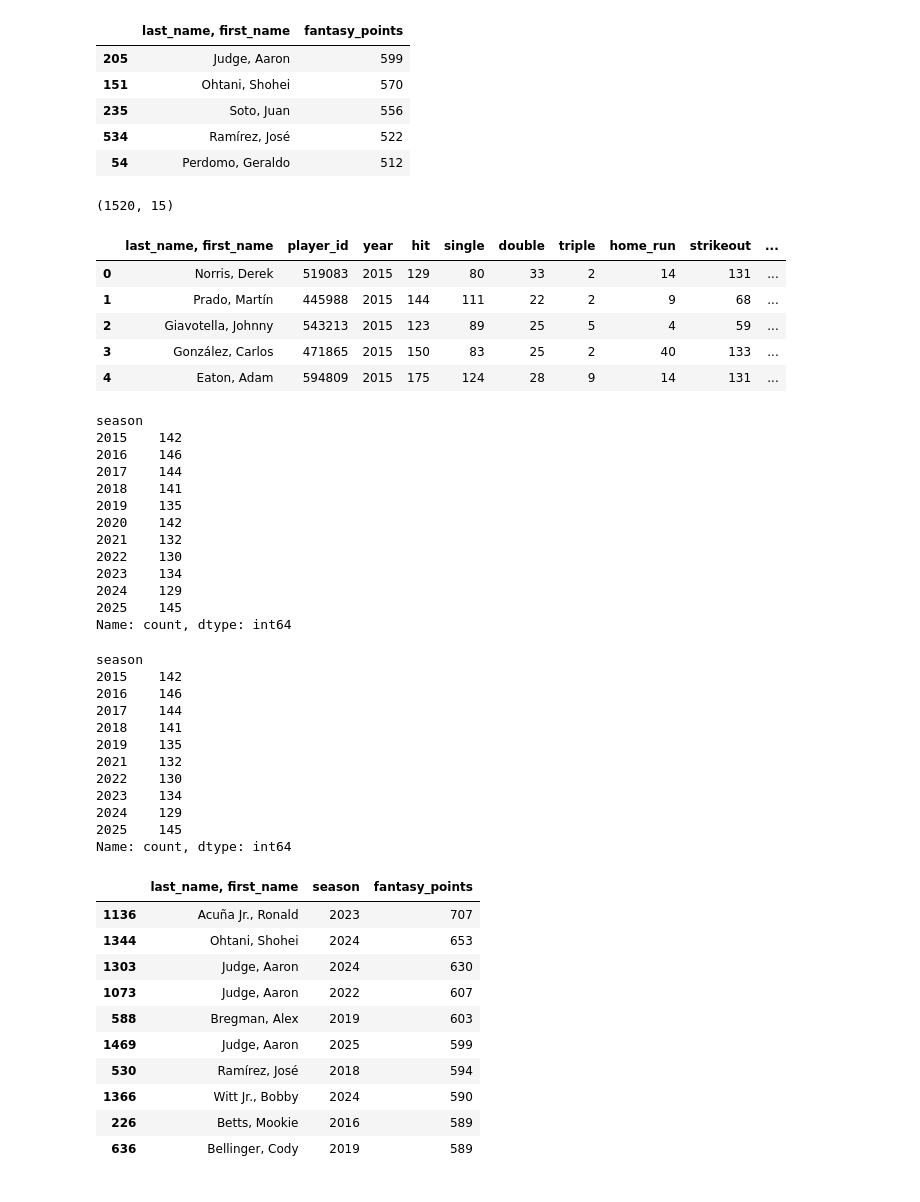
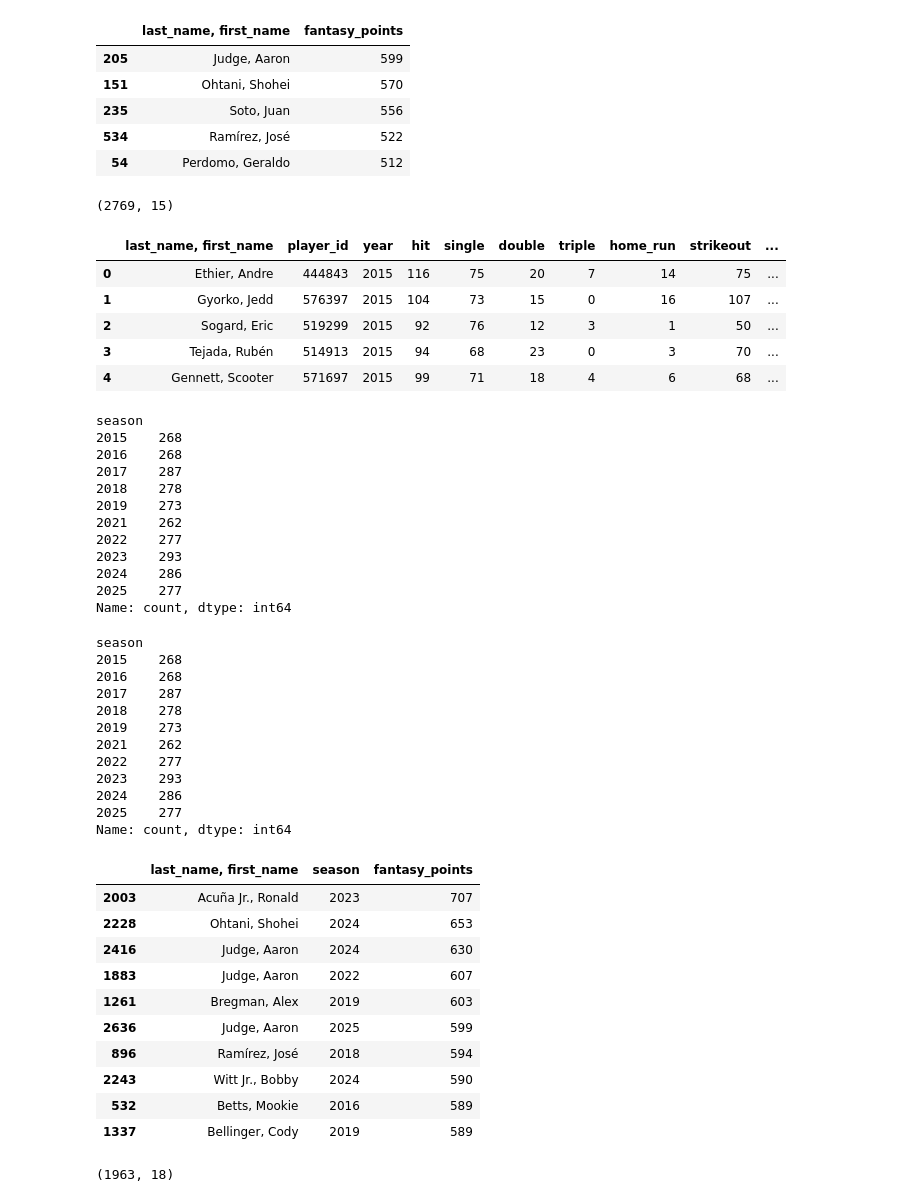
Before and after one commit to Gabriel-Molina123/baseball-fantasy-projections, a Jupyter notebook: notebooks/01_data_test.ipynb, the cells around one changed output. Cells and saved outputs as stored; diff of their text form; code cells hidden in the pictures.

Commit message:
Recompiled Data (savant)
Sample size was too small Changed criteria to minimum 300 PA. Same stats.

New columns were added for next season point totals for each player

```diff
--- a/notebooks/01_data_test.ipynb
+++ b/notebooks/01_data_test.ipynb
@@ -169,57 +169,56 @@ savant_batting[["last_name, first_name", "fantasy_points"]
 | 54 | Perdomo, Geraldo | 512 |
 # %%
 import os
-years = range(2015, 2026)
+years = [i for i in range(2015, 2026) if i != 2020]
 dfs = []
 
 for year in years:
     path = f"../data/raw/savant_batting_{year}.csv"
     df = pd.read_csv(path)
     df["season"] = year
     dfs.append(df)
 
 basic_batting = pd.concat(dfs, ignore_index=True)
 print(basic_batting.shape)
 basic_batting.head()
 # %% [output]
-(1520, 15)
+(2769, 15)
 |  | last_name, first_name | player_id | year | hit | single | double | triple | home_run | strikeout | ... |
-| 0 | Norris, Derek | 519083 | 2015 | 129 | 80 | 33 | 2 | 14 | 131 | ... |
-| 1 | Prado, Martín | 445988 | 2015 | 144 | 111 | 22 | 2 | 9 | 68 | ... |
-| 2 | Giavotella, Johnny | 543213 | 2015 | 123 | 89 | 25 | 5 | 4 | 59 | ... |
-| 3 | González, Carlos | 471865 | 2015 | 150 | 83 | 25 | 2 | 40 | 133 | ... |
-| 4 | Eaton, Adam | 594809 | 2015 | 175 | 124 | 28 | 9 | 14 | 131 | ... |
+| 0 | Ethier, Andre | 444843 | 2015 | 116 | 75 | 20 | 7 | 14 | 75 | ... |
+| 1 | Gyorko, Jedd | 576397 | 2015 | 104 | 73 | 15 | 0 | 16 | 107 | ... |
+| 2 | Sogard, Eric | 519299 | 2015 | 92 | 76 | 12 | 3 | 1 | 50 | ... |
+| 3 | Tejada, Rubén | 514913 | 2015 | 94 | 68 | 23 | 0 | 3 | 70 | ... |
+| 4 | Gennett, Scooter | 571697 | 2015 | 99 | 71 | 18 | 4 | 6 | 68 | ... |
 # %%
 basic_batting["season"].value_counts().sort_index()
 # %% [output]
 season
-2015    142
-2016    146
-2017    144
-2018    141
-2019    135
-2020    142
-2021    132
-2022    130
-2023    134
-2024    129
-2025    145
+2015    268
+2016    268
+2017    287
+2018    278
+2019    273
+2021    262
+2022    277
+2023    293
+2024    286
+2025    277
 Name: count, dtype: int64
 # %%
 basic_batting = basic_batting[basic_batting["season"] != 2020] #remove 2020 season (COVID)
 print(basic_batting["season"].value_counts().sort_index())
 # %% [output]
 season
-2015    142
-2016    146
-2017    144
-2018    141
-2019    135
-2021    132
-2022    130
-2023    134
-2024    129
-2025    145
+2015    268
+2016    268
+2017    287
+2018    278
+2019    273
+2021    262
+2022    277
+2023    293
+2024    286
+2025    277
 Name: count, dtype: int64
 # %%
 basic_batting["fantasy_points"] = (
@@ -237,13 +236,13 @@ basic_batting["fantasy_points"] = (
 basic_batting[["last_name, first_name", "season", "fantasy_points"]].sort_values("fantasy_points", ascending=False).head(10)
 # %% [output]
 |  | last_name, first_name | season | fantasy_points |
-| 1136 | Acuña Jr., Ronald | 2023 | 707 |
-| 1344 | Ohtani, Shohei | 2024 | 653 |
-| 1303 | Judge, Aaron | 2024 | 630 |
-| 1073 | Judge, Aaron | 2022 | 607 |
-| 588 | Bregman, Alex | 2019 | 603 |
-| 1469 | Judge, Aaron | 2025 | 599 |
-| 530 | Ramírez, José | 2018 | 594 |
-| 1366 | Witt Jr., Bobby | 2024 | 590 |
-| 226 | Betts, Mookie | 2016 | 589 |
-| 636 | Bellinger, Cody | 2019 | 589 |
+| 2003 | Acuña Jr., Ronald | 2023 | 707 |
+| 2228 | Ohtani, Shohei | 2024 | 653 |
+| 2416 | Judge, Aaron | 2024 | 630 |
+| 1883 | Judge, Aaron | 2022 | 607 |
+| 1261 | Bregman, Alex | 2019 | 603 |
+| 2636 | Judge, Aaron | 2025 | 599 |
+| 896 | Ramírez, José | 2018 | 594 |
+| 2243 | Witt Jr., Bobby | 2024 | 590 |
+| 532 | Betts, Mookie | 2016 | 589 |
+| 1337 | Bellinger, Cody | 2019 | 589 |
@@ -249,0 +253,5 @@ basic_batting[["last_name, first_name", "season", "fantasy_points"]].sort_values
+# %%
+model_data = basic_batting.dropna(subset=["next_season_points"])
+print(model_data.shape)
+# %% [output]
+(1963, 18)
```
Also changed, not shown: parts of 8 cells of this notebook.
